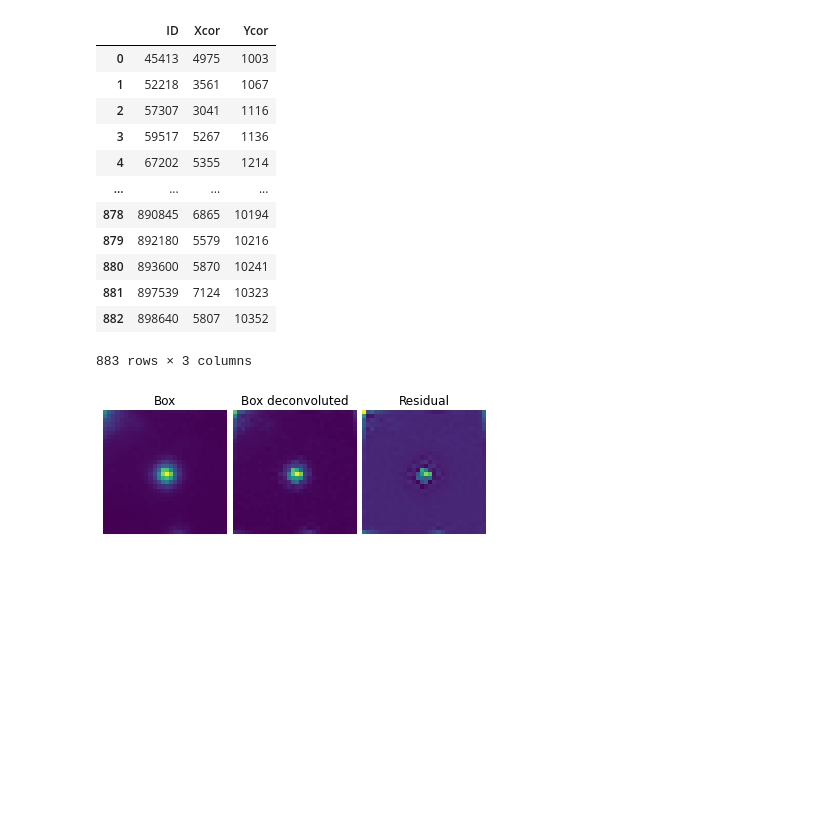
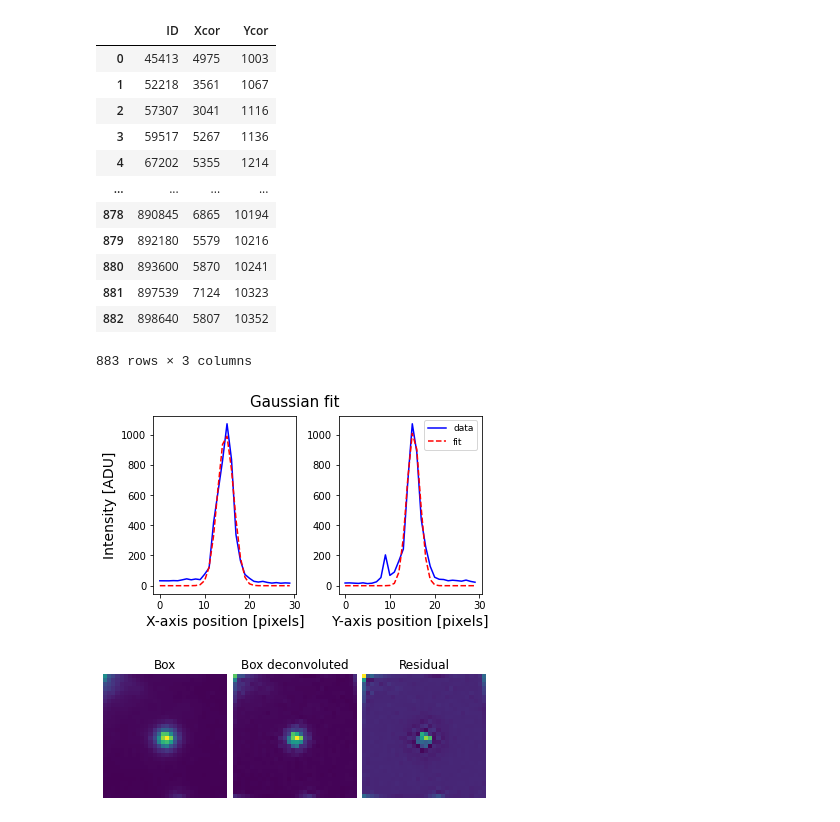
Before and after one commit to Nuelam9/Report1, a Jupyter notebook: src/plots.ipynb, the cells around one changed output. Cells and saved outputs as stored; diff of their text form; code cells hidden in the pictures; blank space fills up the shorter version.

```diff
--- a/src/plots.ipynb
+++ b/src/plots.ipynb
@@ -86,6 +86,44 @@ def get_star_box(ID: int, IDs: np.ndarray = df.to_numpy(),
         pass
 
     return box, xc, yc, Ai
+# %%
+def gauss1d_plot(ID):
+
+    box, *_ = get_star_box(ID=ID, norm=False)
+
+    xmax, ymax = np.where(box == box.max())
+    xmax, ymax = xmax[0], ymax[0]
+
+
+    x_profile = box[ymax, :]
+    y_profile = box[:, xmax]
+
+    n = box.shape[0]
+    x = np.arange(n)
+
+    fig, axs = latex_settings(1, 2)
+
+    popt_x, pcov_x = curve_fit(Gaussian1D, x, x_profile)
+    popt_y, pcov_y = curve_fit(Gaussian1D, x, y_profile)
+    x_expected = Gaussian1D(x, *popt_x)
+    y_expected = Gaussian1D(x, *popt_y)
+
+    axs[0].plot(x_profile, 'b')
+    axs[0].plot(Gaussian1D(x, *popt_x), '--r')
+    axs[1].plot(y_profile, 'b', label='data')
+    axs[1].plot(Gaussian1D(x, *popt_y), '--r', label='fit')
+    axs[0].set_xlabel('X-axis position [pixels]')
+    axs[1].set_xlabel('Y-axis position [pixels]')
+    axs[0].set_ylabel('Intensity [ADU]')
+    axs[1].legend()
+
+    fig.suptitle('Gaussian fit', fontsize=15)
+
+    plt.savefig(f'Gaussian1d_fit_samples_{ID}.png', dpi=800, transparent=1)
+# %%
+gauss1d_plot(752501)
+# %% [output]
+[figure, added]
 # %%
 from psf_analysis import *
 filepath = '../Results/Hubble/'
```
Also changed, not shown: 1 other file.
